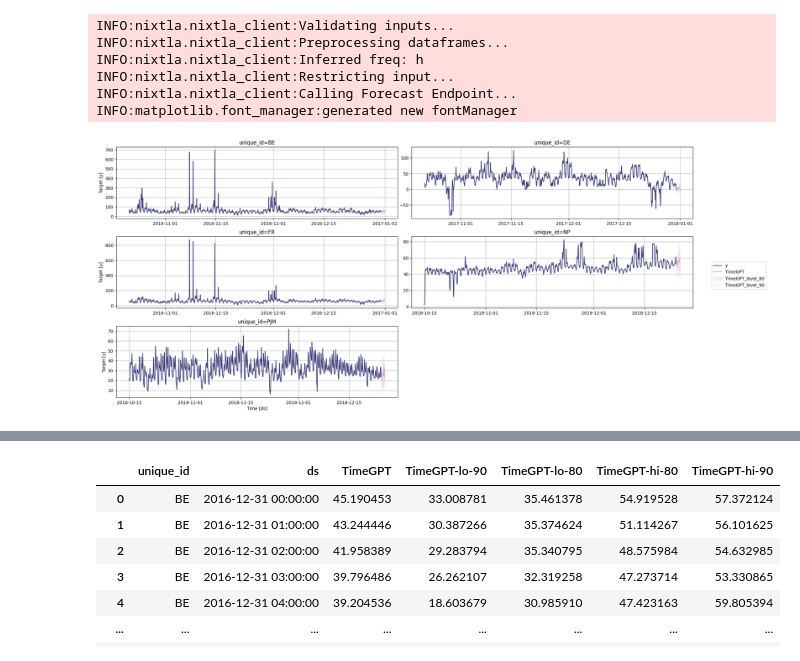
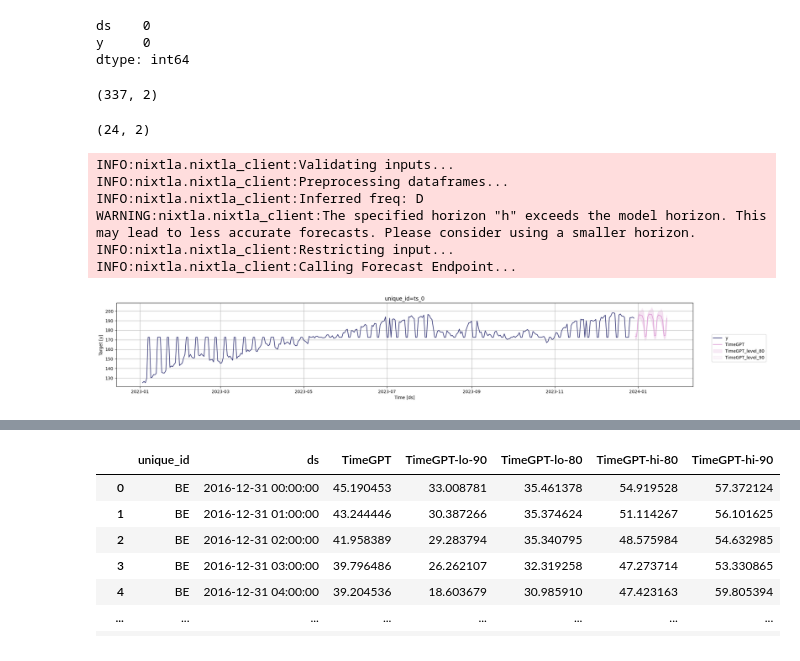
Before and after one commit to 10Accademy-InsightStreamInc/Scalable_Backtesting_Infrastructure_for_Crypto_Trading, a Jupyter notebook: notebooks/lstm.ipynb, the cells around one changed output, grey strips where cells are left out. Drawn from its saved outputs; the diff is of its cells as text; code cells hidden in the pictures.

```diff
--- a/notebooks/lstm.ipynb
+++ b/notebooks/lstm.ipynb
@@ -71,0 +104,2 @@ df['Close'].values[-len(predictions) + i]
+# %%
+new_df['Date'] = pd.to_datetime(new_df['Date'])
@@ -71,0 +112,2 @@ df['Close'].values[-len(predictions) + i]
+# %%
+renamed_df = new_df.rename(columns={'Date': 'ds', 'Close': 'y'})
@@ -71,0 +127,6 @@ df['Close'].values[-len(predictions) + i]
+# %%
+# make sure the interval is daily consistent
+renamed_df = renamed_df.set_index('ds')
+renamed_df = renamed_df.asfreq('D')
+renamed_df = renamed_df.reset_index()
+renamed_df.head()
@@ -71,0 +140,9 @@ df['Close'].values[-len(predictions) + i]
+# %%
+renamed_df.isna().sum()
+# %% [output]
+ds    0
+y     0
+dtype: int64
+# %%
+# replace all NaN with average of between previous and next value
+renamed_df['y'] = renamed_df['y'].fillna((renamed_df['y'].mean()))
@@ -72,17 +153,25 @@ df['Close'].values[-len(predictions) + i]
+# %%
+train_df.shape
+# %% [output]
+(337, 2)
+# %%
+test_df.shape
+# %% [output]
+(24, 2)
 # %%
 # 1. Instantiate the NixtlaClient
 nixtla_client = NixtlaClient(api_key = 'nixtla-tok-31lvshOqu4BTxxhJJY9Y6oxZQHciSZYElRgwsh5Btg60GK5JG3imcfbbUhdSIOyV2HSadFlgdJTpDsJb')
 
 # 3. Forecast the next 24 hours
-fcst_df = nixtla_client.forecast(df, h=24, level=[80, 90])
+fcst_df = nixtla_client.forecast(renamed_df, h=24, level=[80, 90])
 
 # 4. Plot your results (optional)
-nixtla_client.plot(df, fcst_df, time_col='ds', target_col='y', level=[80, 90])
+nixtla_client.plot(renamed_df, fcst_df, time_col='ds', target_col='y', level=[80, 90])
 # %% [output]
 INFO:nixtla.nixtla_client:Validating inputs...
 INFO:nixtla.nixtla_client:Preprocessing dataframes...
-INFO:nixtla.nixtla_client:Inferred freq: h
+INFO:nixtla.nixtla_client:Inferred freq: D
+WARNING:nixtla.nixtla_client:The specified horizon "h" exceeds the model horizon. This may lead to less accurate forecasts. Please consider using a smaller horizon.
 INFO:nixtla.nixtla_client:Restricting input...
 INFO:nixtla.nixtla_client:Calling Forecast Endpoint...
-INFO:matplotlib.font_manager:generated new fontManager
-[figure, old version]
+[figure, new version]
```
Also changed, not shown: parts of 22 cells of this notebook, 21 other files.
